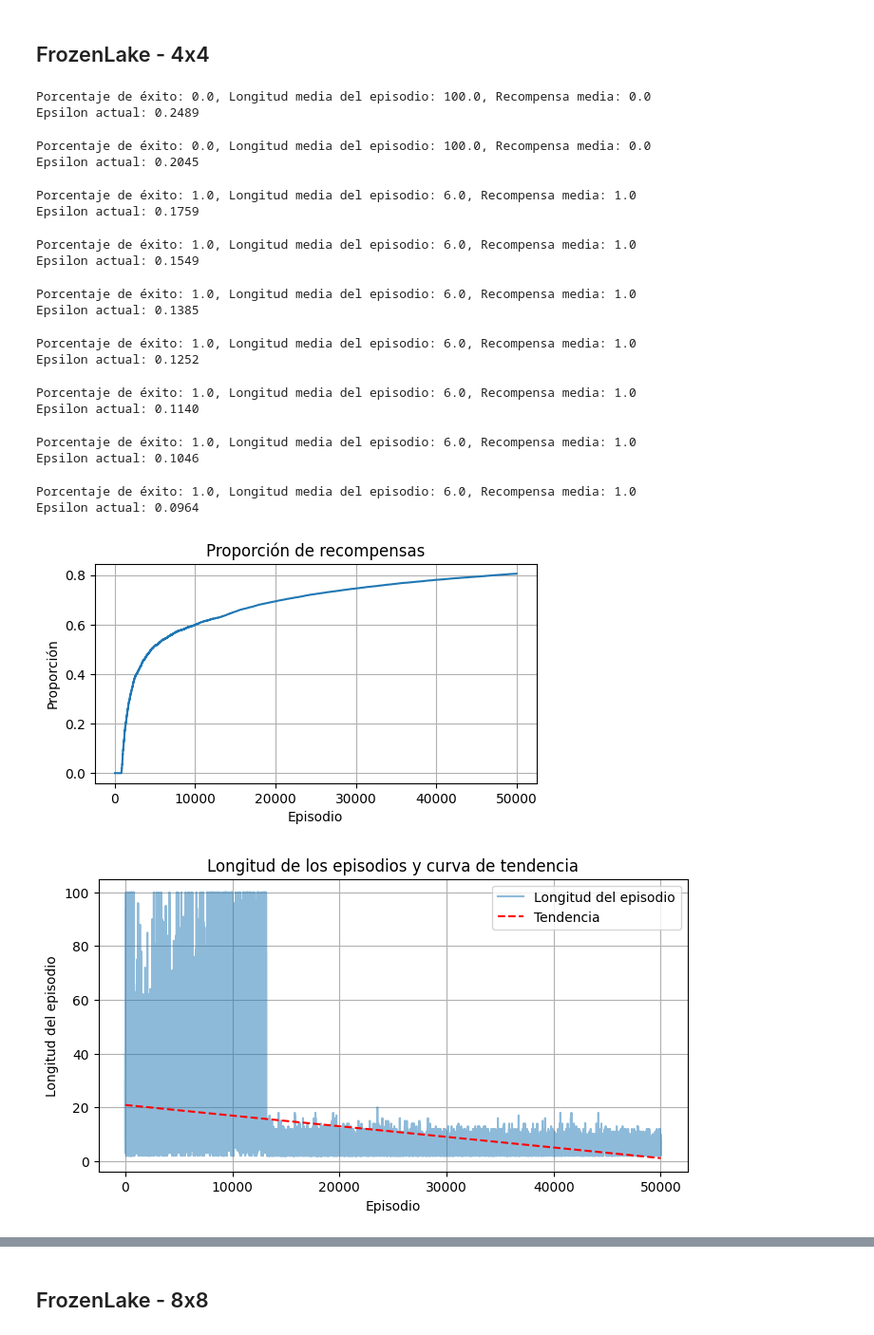
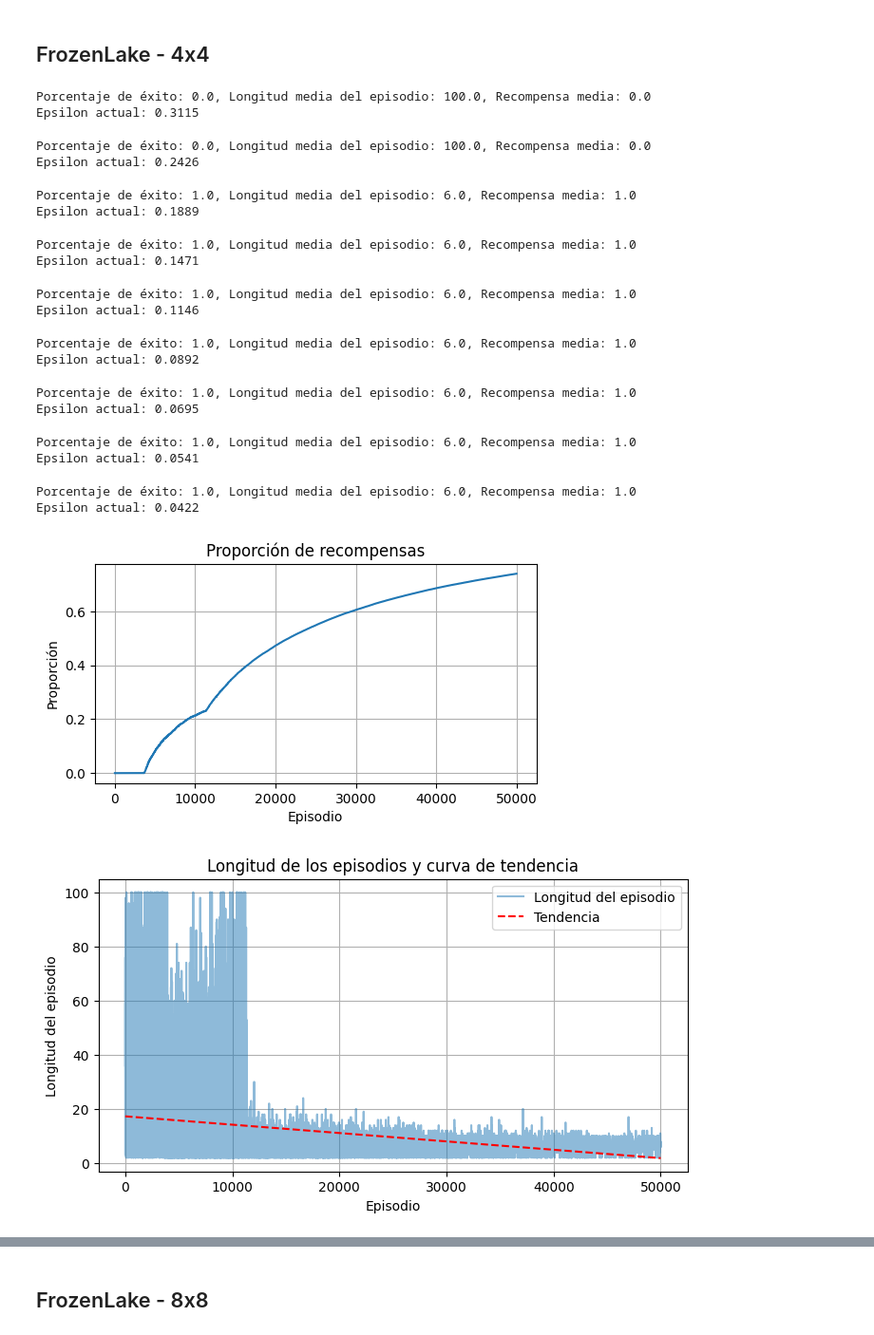
Before and after one commit to Imartinezcuevas/RL_MC_OL, a Jupyter notebook: MonteCarlo.ipynb, the cells around one changed output, grey strips where cells are left out. Shown at 95% size. Saved outputs shown, nothing was run; the diff lists cells and outputs as text; code cells hidden in the pictures.

```diff
--- a/MonteCarlo.ipynb
+++ b/MonteCarlo.ipynb
@@ -123,7 +133,7 @@ def evaluate_agent(agent, env, num_episodes=100):
     return success_rate, avg_episode_length, avg_reward
 # %%
 # Función de entrenamiento
-def train_monte_carlo(agent, env, num_episodes=50000, decay=False):
+def train_monte_carlo(agent, env, num_episodes=50000, decay=False, max_step_per_episode=1000):
     evaluation_history = []
     step_display = num_episodes / 10
 
@@ -134,7 +144,7 @@ def train_monte_carlo(agent, env, num_episodes=50000, decay=False):
         done = False
         step = 0
         episode_reward = 0
-        while not done:
+        while not done and step < max_step_per_episode:
             # Obtiene la acción usando la política
             action = agent.get_action(state)
 
@@ -151,7 +161,8 @@ def train_monte_carlo(agent, env, num_episodes=50000, decay=False):
 
         # Si decay es verdadero, ajusta epsilon
         if decay:
-          agent.policy.epsilon = min(1.0, 1000.0 / (episode + 1))
+          agent.policy.decay_epsilon()
+          #agent.policy.epsilon = min(1.0, 1000.0 / (episode + 1))
 
         # Guarda las estadísticas del episodio
         agent.end_episode(episode_reward, step)
@@ -167,40 +178,40 @@ def train_monte_carlo(agent, env, num_episodes=50000, decay=False):
 ## FrozenLake - 4x4
 # %%
 # Crear la política con epsilon 0.4
-epsilon_policy = EpsilonGreedyPolicy(env4.action_space, epsilon=0.4)
+epsilon_policy = EpsilonGreedyPolicy(env4.action_space, epsilon=0.4, epsilon_decay=0.99995, epsilon_min=0.01)
 
 # Crear el agente usando MonteCarloOnPolicyAgent y la política
 agent_env4 = MonteCarloOnPolicyAgent(env4, policy=epsilon_policy, gamma=1.0, first_visit=False)
 
 # Entrenamos al agente
 trained_agent_env4 = train_monte_carlo(agent_env4, env4, num_episodes=50000, decay=True)
 
 stats = trained_agent_env4.stats()
 
 # Graficamos los resultados
 plot_reward_ratio(stats["reward_ratio"])
 plot_episode_lengths(stats["episode_lengths"])
 # %% [output]
 Porcentaje de éxito: 0.0, Longitud media del episodio: 100.0, Recompensa media: 0.0
-Epsilon actual: 0.2489
+Epsilon actual: 0.3115
 Porcentaje de éxito: 0.0, Longitud media del episodio: 100.0, Recompensa media: 0.0
-Epsilon actual: 0.2045
+Epsilon actual: 0.2426
 Porcentaje de éxito: 1.0, Longitud media del episodio: 6.0, Recompensa media: 1.0
-Epsilon actual: 0.1759
+Epsilon actual: 0.1889
 Porcentaje de éxito: 1.0, Longitud media del episodio: 6.0, Recompensa media: 1.0
-Epsilon actual: 0.1549
+Epsilon actual: 0.1471
 Porcentaje de éxito: 1.0, Longitud media del episodio: 6.0, Recompensa media: 1.0
-Epsilon actual: 0.1385
+Epsilon actual: 0.1146
 Porcentaje de éxito: 1.0, Longitud media del episodio: 6.0, Recompensa media: 1.0
-Epsilon actual: 0.1252
+Epsilon actual: 0.0892
 Porcentaje de éxito: 1.0, Longitud media del episodio: 6.0, Recompensa media: 1.0
-Epsilon actual: 0.1140
+Epsilon actual: 0.0695
 Porcentaje de éxito: 1.0, Longitud media del episodio: 6.0, Recompensa media: 1.0
-Epsilon actual: 0.1046
+Epsilon actual: 0.0541
 Porcentaje de éxito: 1.0, Longitud media del episodio: 6.0, Recompensa media: 1.0
-Epsilon actual: 0.0964
+Epsilon actual: 0.0422
-[figure, old version]
+[figure, new version]
-[figure, old version]
+[figure, new version]
 # %%
 # Política Greedy a partir de los valones Q. Se usa para mostrar la solución.
 def pi_star_from_Q(env, Q):
```
Also changed, not shown: parts of 8 cells of this notebook.
